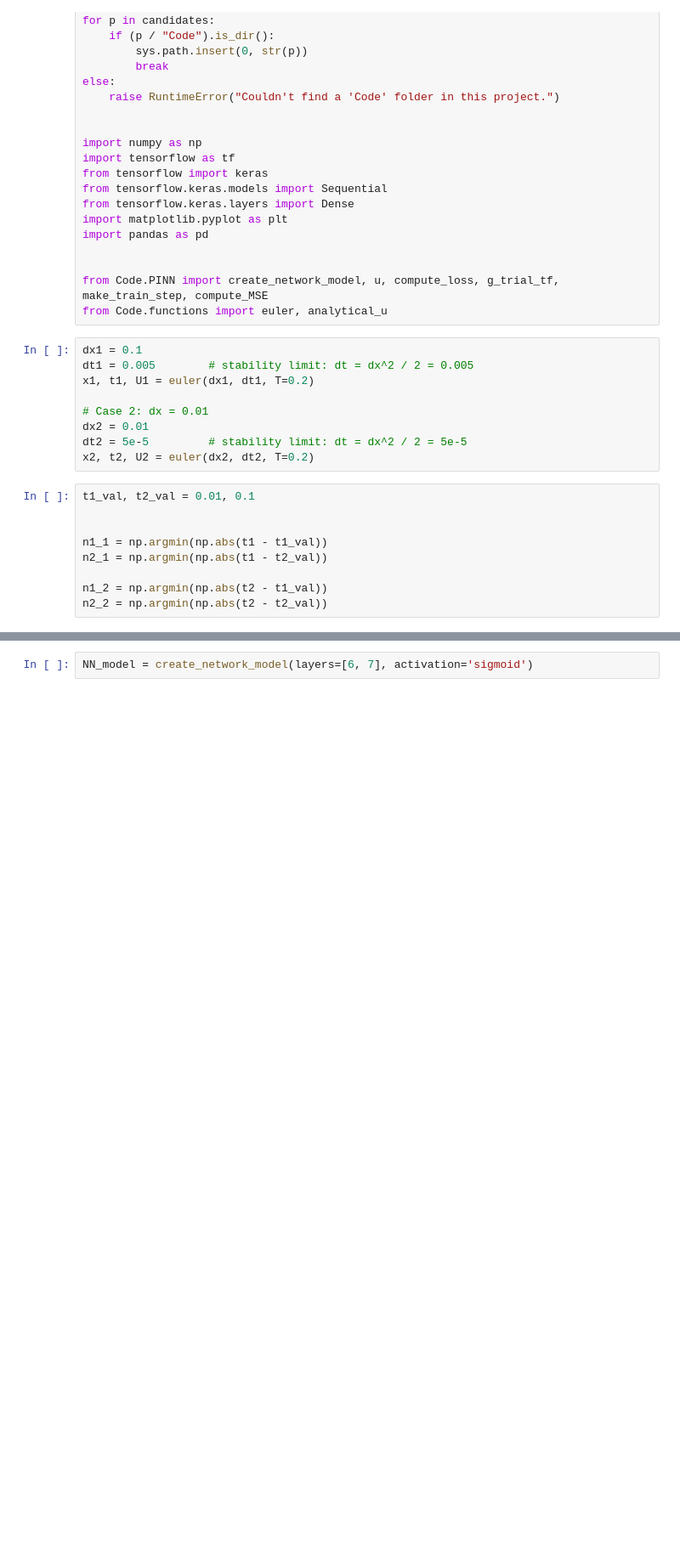
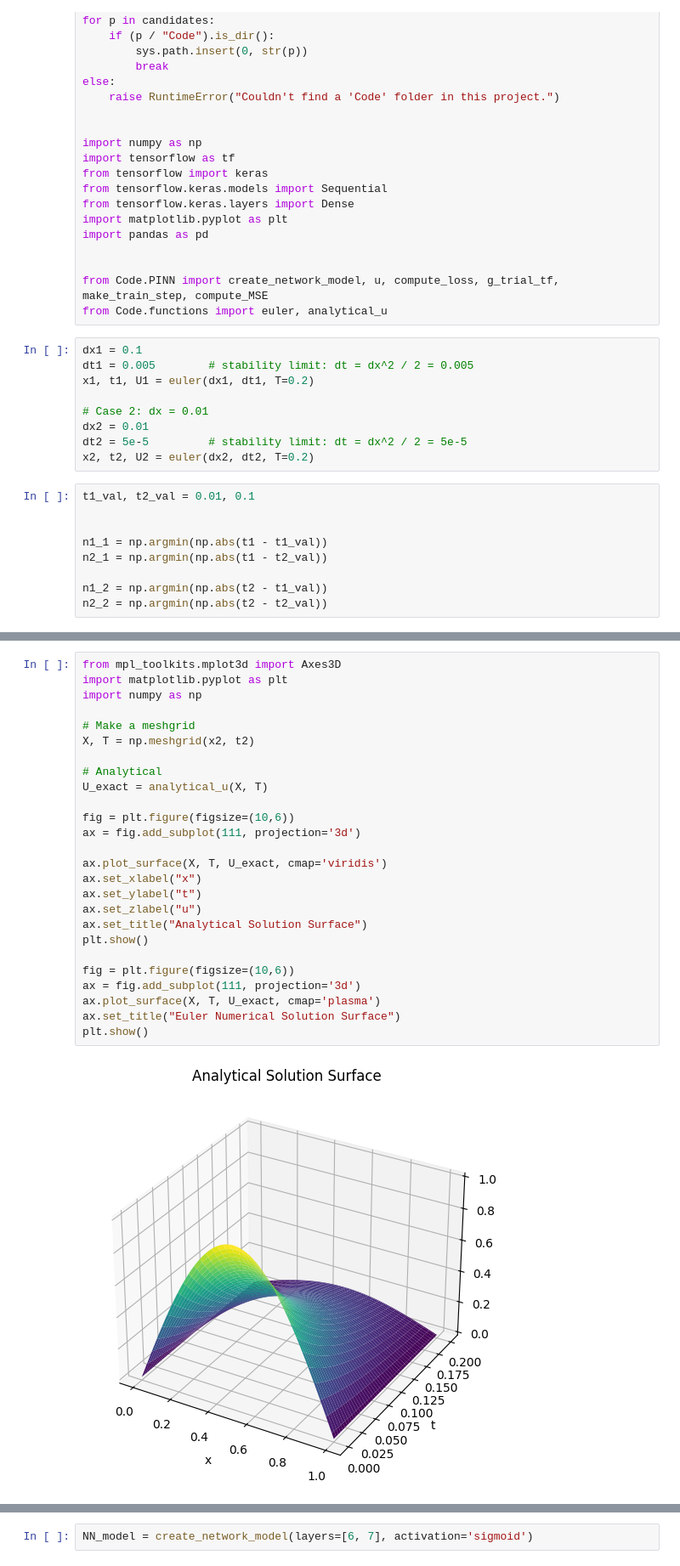
Before and after one commit to beateovl/FYS-STK4155-Project-3, a Jupyter notebook: Notebooks/initial_test.ipynb, the cells around one changed output, grey strips where cells are left out. Shown: that part at 85% size. Cells and saved outputs as stored; diff of their text form; blank space fills up the shorter version.

```diff
--- a/Notebooks/initial_test.ipynb
+++ b/Notebooks/initial_test.ipynb
@@ -71,0 +72,28 @@ plot_comparison(x2, U2, t2, n2_2, "dx = 0.01, t = t2 (almost linear)")
+# %%
+from mpl_toolkits.mplot3d import Axes3D
+import matplotlib.pyplot as plt
+import numpy as np
+
+# Make a meshgrid
+X, T = np.meshgrid(x2, t2)
+
+# Analytical
+U_exact = analytical_u(X, T)
+
+fig = plt.figure(figsize=(10,6))
+ax = fig.add_subplot(111, projection='3d')
+
+ax.plot_surface(X, T, U_exact, cmap='viridis')
+ax.set_xlabel("x")
+ax.set_ylabel("t")
+ax.set_zlabel("u")
+ax.set_title("Analytical Solution Surface")
+plt.show()
+
+fig = plt.figure(figsize=(10,6))
+ax = fig.add_subplot(111, projection='3d')
+ax.plot_surface(X, T, U_exact, cmap='plasma')
+ax.set_title("Euler Numerical Solution Surface")
+plt.show()
+# %% [output]
+[figure, added]
```
Also changed, not shown: parts of 12 cells of this notebook, 10 other files.
